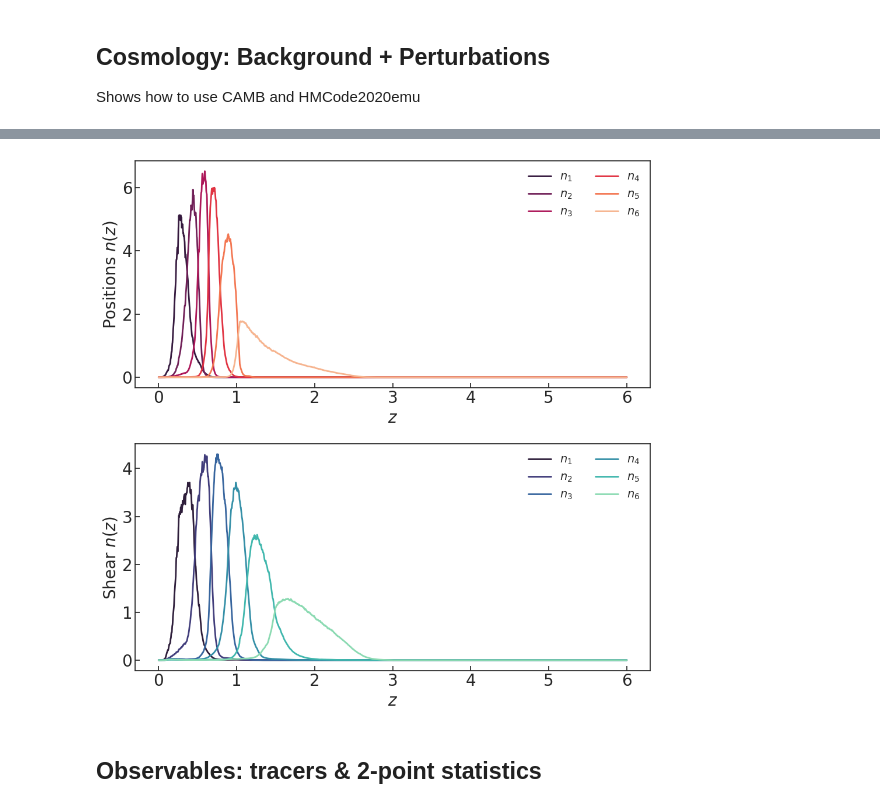
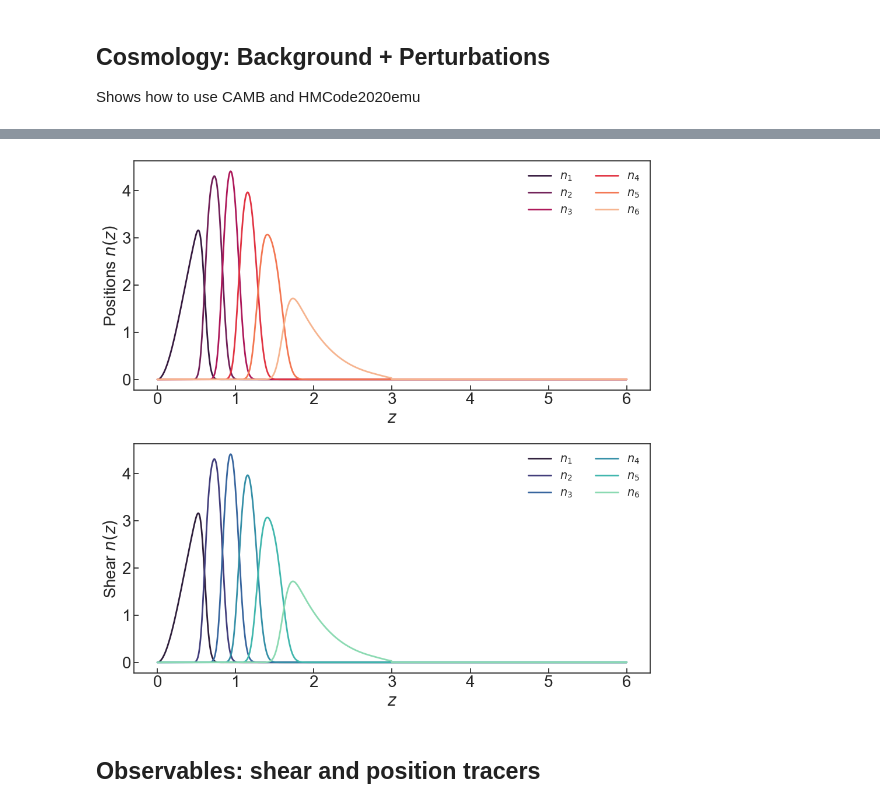
Before and after one commit to cloe-org/cloelib, a Jupyter notebook: notebooks/observables/photo_protocols.ipynb, the cells around one changed output, grey strips where cells are left out. Drawn from its saved outputs; the diff is of its cells as text; code cells hidden in the pictures.

```diff
--- a/notebooks/observables/photo_protocols.ipynb
+++ b/notebooks/observables/photo_protocols.ipynb
@@ -198,3 +180,5 @@ z_she, dndz_she = el.photo.redshift_distributions('../data/nz.wl.fits')
+# %%
+z, nz_heracles = el.photo.redshift_distributions('../data/nz_example_heracles.fits')
 # %%
 # Plot the dndz
 i = 0
@@ -202,11 +186,11 @@ j = 0
 fig, axs = plt.subplots(2, 1, figsize=(10,10))
 for ax in axs.flatten():
     ax.tick_params(axis='both',which='both',direction='in')
-for key in dndz_pos.keys():
-    axs[0].plot(z_pos, dndz_pos[key], label = '$n_{{{}}}$'.format(i+1), linewidth=2, color=sns.color_palette("rocket", len(dndz_pos.keys()))[i])
+for key in nz_heracles.keys():
+    axs[0].plot(z, nz_heracles[key], label = '$n_{{{}}}$'.format(i+1), linewidth=2, color=sns.color_palette("rocket", len(dndz_pos.keys()))[i])
     i=i+1
-for key in dndz_she.keys():
-    axs[1].plot(z_she, dndz_she[key], label = '$n_{{{}}}$'.format(j+1), linewidth=2, color=sns.color_palette("mako", len(dndz_pos.keys()))[j])
+for key in nz_heracles.keys():
+    axs[1].plot(z, nz_heracles[key], label = '$n_{{{}}}$'.format(j+1), linewidth=2, color=sns.color_palette("mako", len(dndz_pos.keys()))[j])
     j=j+1
 axs[0].set_xlabel(r'$z$')
 axs[0].set_ylabel(r'Positions $dndz$ ')
@@ -220,52 +204,52 @@ plt.tight_layout()
 # %%
 # Normalise dndz
-dndz_pos_norm = deepcopy(dndz_pos)
-for key in dndz_pos.keys():
-    dndz_pos_norm[key] = dndz_pos[key] / integrate.trapezoid(
-                        dndz_pos[key], z_pos)
+dndz_pos_norm = deepcopy(nz_heracles)
+for key in nz_heracles.keys():
+    dndz_pos_norm[key] = nz_heracles[key] / integrate.trapezoid(
+                        nz_heracles[key], z)
 
-dndz_she_norm = deepcopy(dndz_she)
-for key in dndz_she.keys():
-    dndz_she_norm[key] = dndz_she[key] / integrate.trapezoid(
-                        dndz_she[key], z_she)
+dndz_she_norm = deepcopy(nz_heracles)
+for key in nz_heracles.keys():
+    dndz_she_norm[key] = nz_heracles[key] / integrate.trapezoid(
+                        nz_heracles[key], z)
 
 
 # Resampling the normalized n(z) with 300 values
 my_dndz_pos = np.vstack(list(dndz_pos_norm.values()))
 myz = np.linspace(1e-4, 3., 100)
-my_dndz_pos_norm = np.zeros([len(dndz_pos.keys()), 100])
+my_dndz_pos_norm = np.zeros([len(nz_heracles.keys()), 100])
 for i in range(6):
-    my_dndz_pos_norm[i,:] = np.interp(myz, z_pos, my_dndz_pos[i,:])
+    my_dndz_pos_norm[i,:] = np.interp(myz, z, my_dndz_pos[i,:])
 
 my_dndz_she = np.vstack(list(dndz_she_norm.values()))
 myz = np.linspace(1e-4, 3., 100)
-my_dndz_she_norm = np.zeros([len(dndz_she.keys()), 100])
+my_dndz_she_norm = np.zeros([len(nz_heracles.keys()), 100])
 for i in range(6):
-    my_dndz_she_norm[i,:] = np.interp(myz, z_she, my_dndz_she[i,:])
+    my_dndz_she_norm[i,:] = np.interp(myz, z, my_dndz_she[i,:])
 # %%
 # Plot the dndz
 i = 0
 j = 0
 fig, axs = plt.subplots(2, 1, figsize=(10,10))
 for ax in axs.flatten():
     ax.tick_params(axis='both',which='both',direction='in')
-for key in dndz_pos.keys():
-    axs[0].plot(z_pos, dndz_pos_norm[key], label = '$n_{{{}}}$'.format(i+1), linewidth=2, color=sns.color_palette("rocket", len(dndz_pos.keys()))[i])
+for key in nz_heracles.keys():
+    axs[0].plot(z, dndz_pos_norm[key], label = '$n_{{{}}}$'.format(i+1), linewidth=2, color=sns.color_palette("rocket", len(dndz_pos.keys()))[i])
     i=i+1
-for key in dndz_she.keys():
-    axs[1].plot(z_she, dndz_she_norm[key], label = '$n_{{{}}}$'.format(j+1), linewidth=2, color=sns.color_palette("mako", len(dndz_pos.keys()))[j])
+for key in nz_heracles.keys():
+    axs[1].plot(z, dndz_she_norm[key], label = '$n_{{{}}}$'.format(j+1), linewidth=2, color=sns.color_palette("mako", len(dndz_pos.keys()))[j])
     j=j+1
 axs[0].set_xlabel(r'$z$')
 axs[0].set_ylabel(r'Positions $n(z)$ ')
 axs[0].legend(frameon=False, ncol=2)
 axs[1].set_xlabel(r'$z$')
 axs[1].set_ylabel(r'Shear $n(z)$ ')
 axs[1].legend(frameon=False, ncol=2);
 plt.tight_layout()
 # %% [output]
-[figure, old version]
+[figure, new version]
 # %% [markdown]
-## Observables: tracers & 2-point statistics
+## Observables: shear and position tracers
 # %%
 # Define the tracers
 
```
Also changed, not shown: parts of 28 cells of this notebook.
